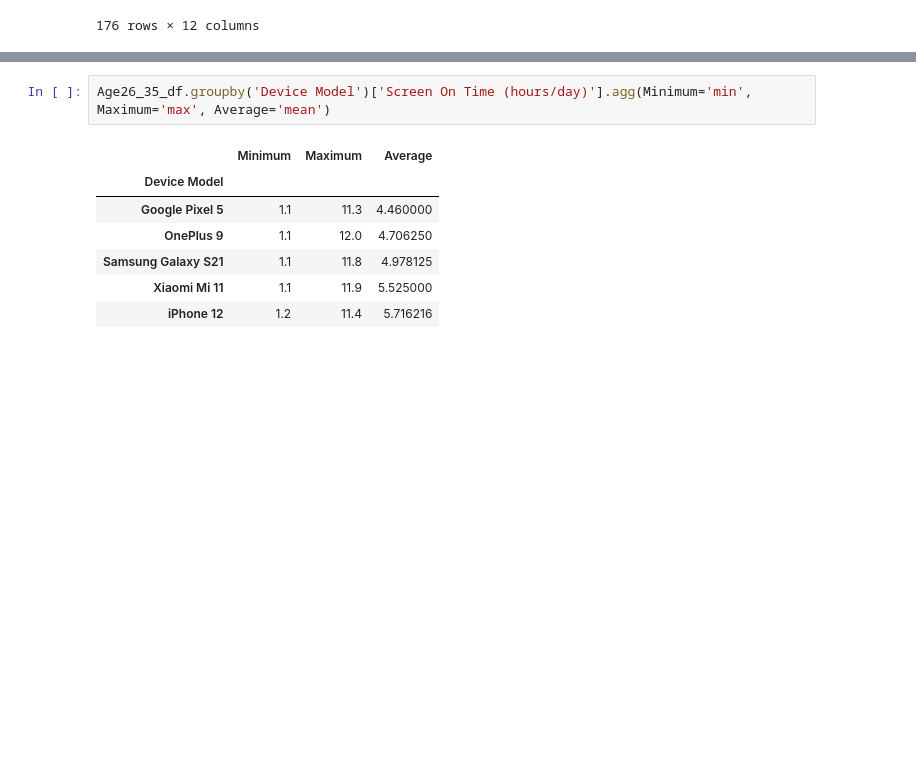
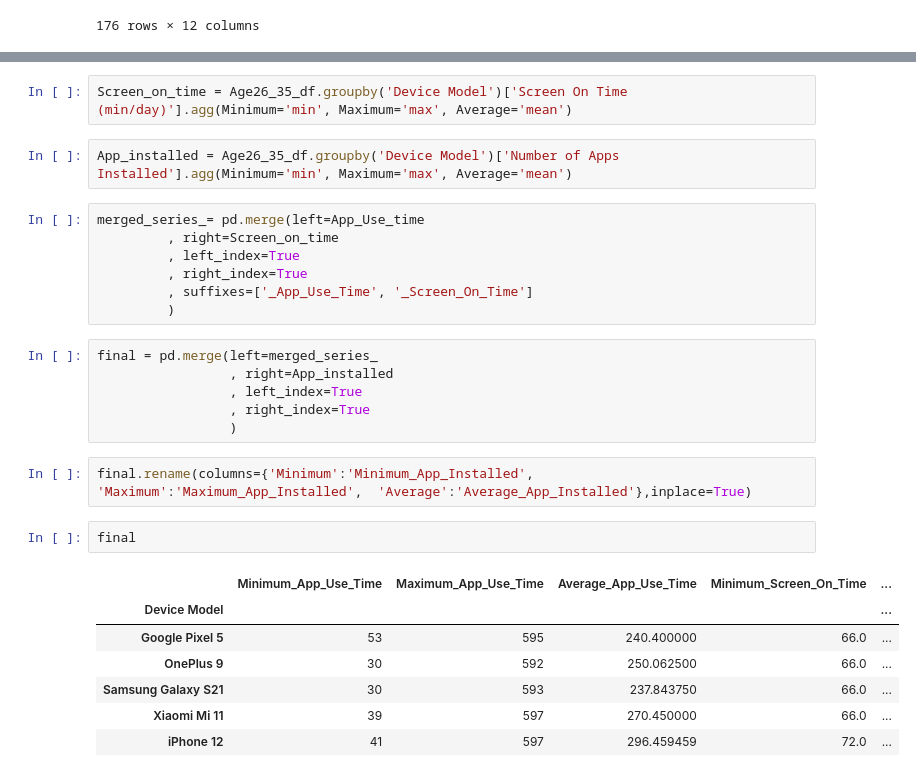
Before and after one commit to sha2992/Mobile-Device-Usage-User-Behavior, a Jupyter notebook: Mobile Device Usage User Behavior.ipynb, the cells around one changed output, grey strips where cells are left out. Saved outputs shown, nothing was run; the diff lists cells and outputs as text; blank space fills up the shorter version.

Commit message:
Device type Avg Factors

```diff
--- a/Mobile Device Usage User Behavior.ipynb
+++ b/Mobile Device Usage User Behavior.ipynb
@@ -259,10 +253,29 @@ Age26_35_df.groupby('Device Model')['App Usage Time (min/day)'].agg(Minimum='min
 # %%
-Age26_35_df.groupby('Device Model')['Screen On Time (hours/day)'].agg(Minimum='min', Maximum='max', Average='mean')
+Screen_on_time = Age26_35_df.groupby('Device Model')['Screen On Time (min/day)'].agg(Minimum='min', Maximum='max', Average='mean')
-# %% [output]
-|  | Minimum | Maximum | Average |
-| Device Model |  |  |  |
-| Google Pixel 5 | 1.1 | 11.3 | 4.460000 |
-| OnePlus 9 | 1.1 | 12.0 | 4.706250 |
-| Samsung Galaxy S21 | 1.1 | 11.8 | 4.978125 |
-| Xiaomi Mi 11 | 1.1 | 11.9 | 5.525000 |
-| iPhone 12 | 1.2 | 11.4 | 5.716216 |
+# %%
+App_installed = Age26_35_df.groupby('Device Model')['Number of Apps Installed'].agg(Minimum='min', Maximum='max', Average='mean')
+# %%
+merged_series_= pd.merge(left=App_Use_time
+         , right=Screen_on_time
+         , left_index=True
+         , right_index=True
+         , suffixes=['_App_Use_Time', '_Screen_On_Time']
+         )
+# %%
+final = pd.merge(left=merged_series_
+                 , right=App_installed
+                 , left_index=True
+                 , right_index=True
+                 )
+# %%
+final.rename(columns={'Minimum':'Minimum_App_Installed',	'Maximum':'Maximum_App_Installed',	'Average':'Average_App_Installed'},inplace=True)
+# %%
+final
+# %% [output]
+|  | Minimum_App_Use_Time | Maximum_App_Use_Time | Average_App_Use_Time | Minimum_Screen_On_Time | ... |
+| Device Model |  |  |  |  | ... |
+| Google Pixel 5 | 53 | 595 | 240.400000 | 66.0 | ... |
+| OnePlus 9 | 30 | 592 | 250.062500 | 66.0 | ... |
+| Samsung Galaxy S21 | 30 | 593 | 237.843750 | 66.0 | ... |
+| Xiaomi Mi 11 | 39 | 597 | 270.450000 | 66.0 | ... |
+| iPhone 12 | 41 | 597 | 296.459459 | 72.0 | ... |
```
Also changed, not shown: parts of 3 cells of this notebook.
